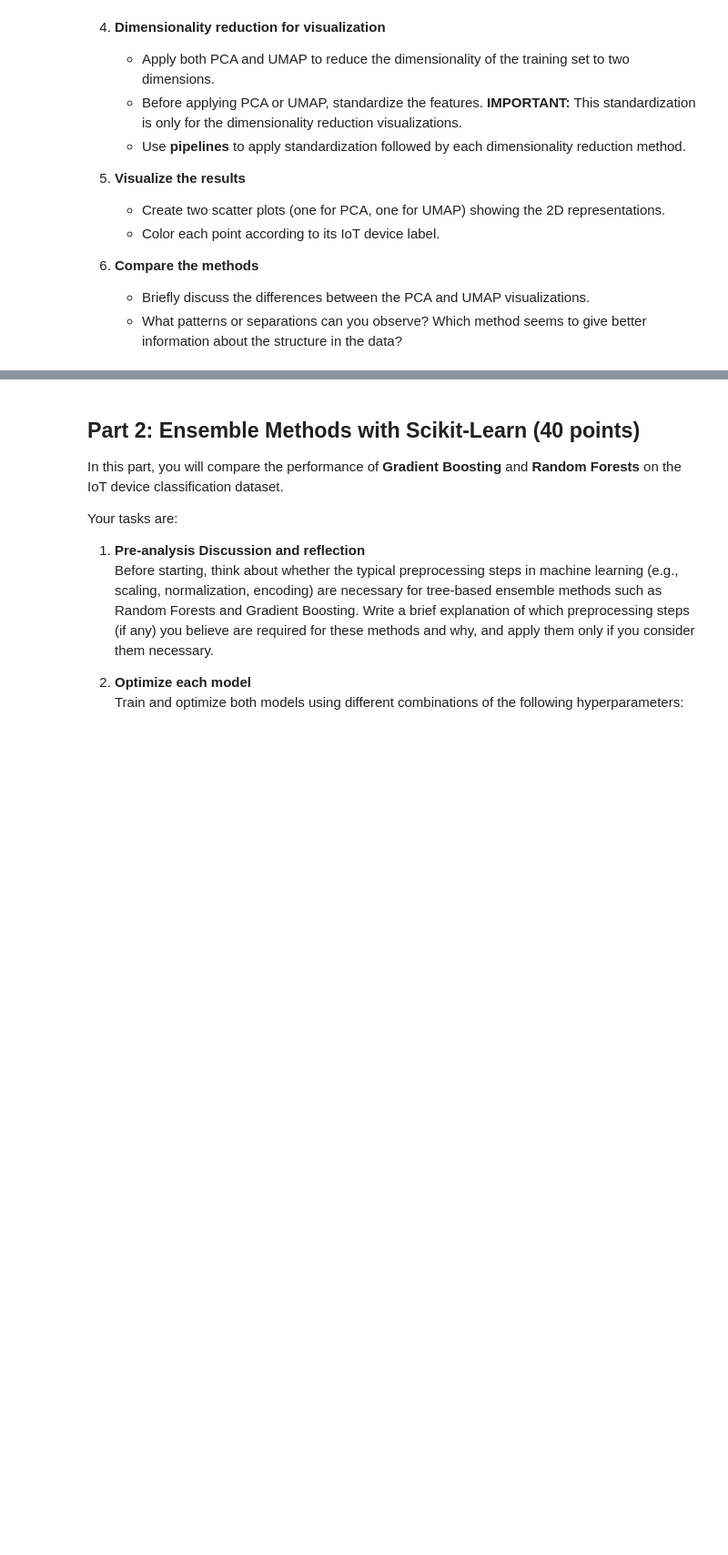
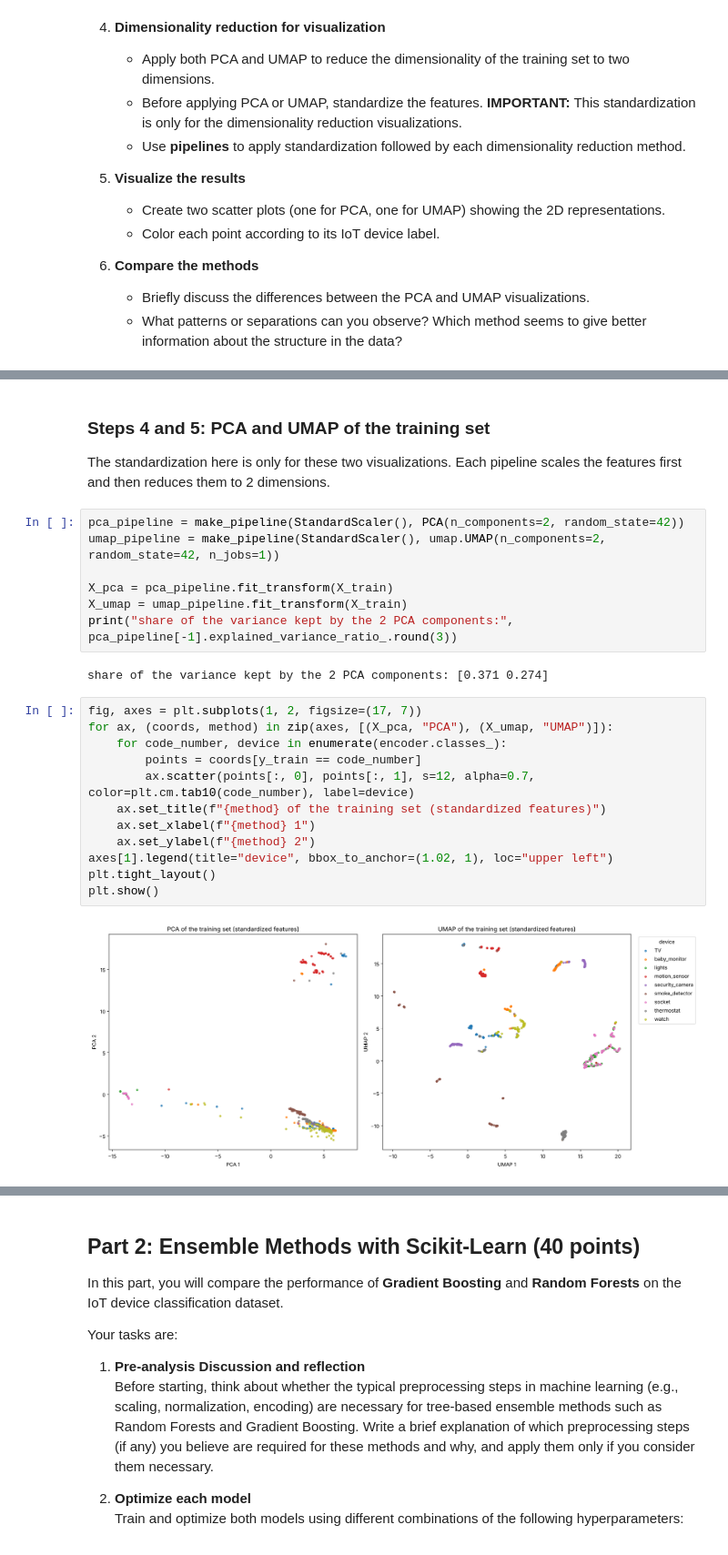
Before and after one commit to AudreyStelle/ML-Lab-3-Non-linear-Dimensionality-Reduction---t-SNE-and-UMAP, a Jupyter notebook: 07-iot-ensemble-classification.ipynb, the cells around one changed output, grey strips where cells are left out. Shown at 91% size. Saved outputs shown, nothing was run; the diff lists cells and outputs as text; blank space fills up the shorter version.

```diff
--- a/07-iot-ensemble-classification.ipynb
+++ b/07-iot-ensemble-classification.ipynb
@@ -68,0 +117,27 @@ You should do the following:
+# %% [markdown]
+### Steps 4 and 5: PCA and UMAP of the training set
+
+The standardization here is only for these two visualizations. Each pipeline scales the features first and then reduces them to 2 dimensions.
+# %%
+pca_pipeline = make_pipeline(StandardScaler(), PCA(n_components=2, random_state=42))
+umap_pipeline = make_pipeline(StandardScaler(), umap.UMAP(n_components=2, random_state=42, n_jobs=1))
+
+X_pca = pca_pipeline.fit_transform(X_train)
+X_umap = umap_pipeline.fit_transform(X_train)
+print("share of the variance kept by the 2 PCA components:", pca_pipeline[-1].explained_variance_ratio_.round(3))
+# %% [output]
+share of the variance kept by the 2 PCA components: [0.371 0.274]
+# %%
+fig, axes = plt.subplots(1, 2, figsize=(17, 7))
+for ax, (coords, method) in zip(axes, [(X_pca, "PCA"), (X_umap, "UMAP")]):
+    for code_number, device in enumerate(encoder.classes_):
+        points = coords[y_train == code_number]
+        ax.scatter(points[:, 0], points[:, 1], s=12, alpha=0.7, color=plt.cm.tab10(code_number), label=device)
+    ax.set_title(f"{method} of the training set (standardized features)")
+    ax.set_xlabel(f"{method} 1")
+    ax.set_ylabel(f"{method} 2")
+axes[1].legend(title="device", bbox_to_anchor=(1.02, 1), loc="upper left")
+plt.tight_layout()
+plt.show()
+# %% [output]
+[figure, added]
```
Also changed, not shown: parts of 27 cells of this notebook.
